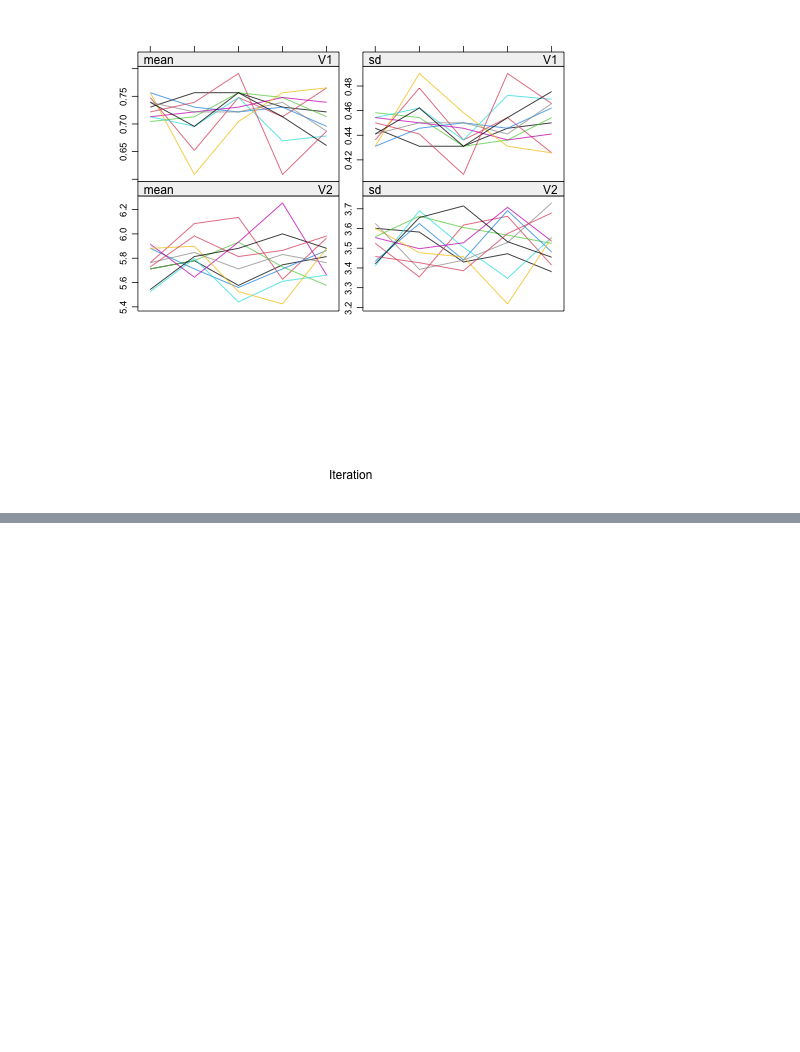
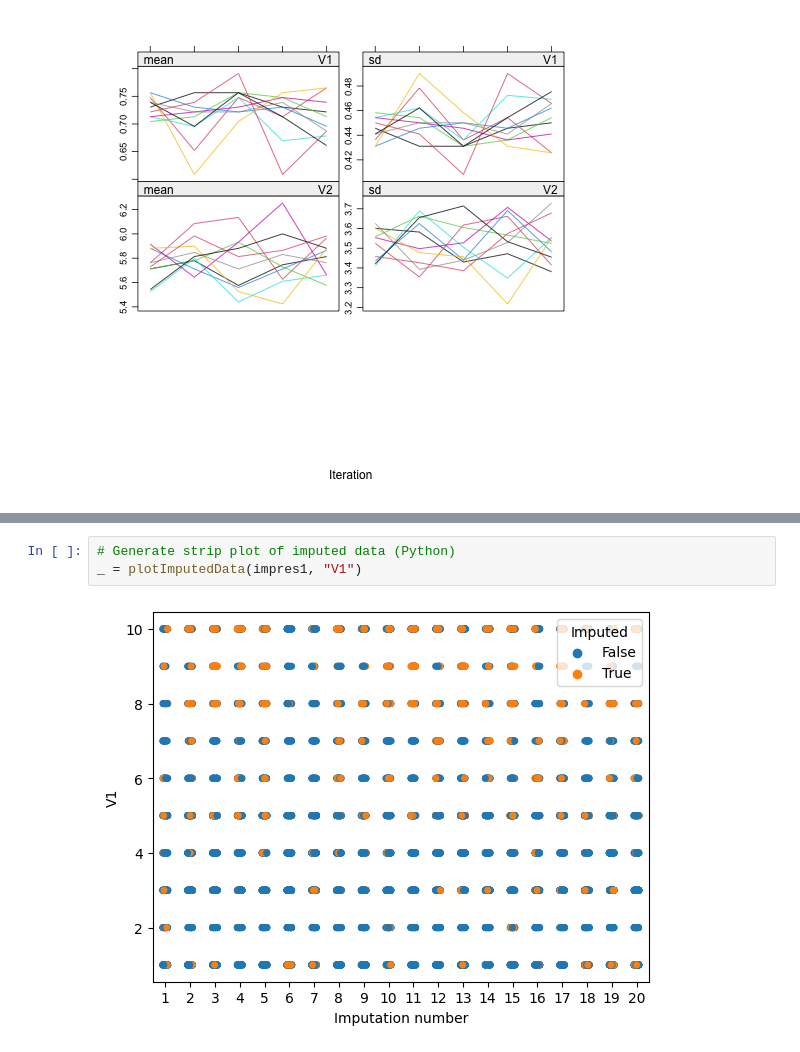
Before and after one commit to christianliman/mlds-research-project-2023, a Jupyter notebook: notebook/multiple-imputation/Validate MICE codes against R implementation.ipynb, the cells around one changed output, grey strips where cells are left out. Saved outputs shown, nothing was run; the diff lists cells and outputs as text; blank space fills up the shorter version.

```diff
--- a/notebook/multiple-imputation/Validate MICE codes against R implementation.ipynb
+++ b/notebook/multiple-imputation/Validate MICE codes against R implementation.ipynb
@@ -1098,0 +1230,5 @@ display(Image(filename="../../results/figures/testfig_{}.png".format(curdate)))
+# %%
+# Generate strip plot of imputed data (Python)
+_ = plotImputedData(impres1, "V1")
+# %% [output]
+[figure, added]
```
Also changed, not shown: parts of 42 cells of this notebook.
